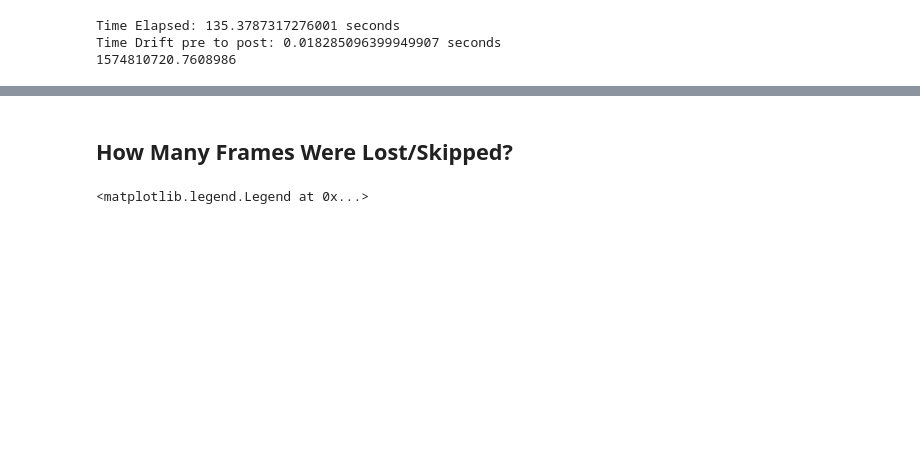
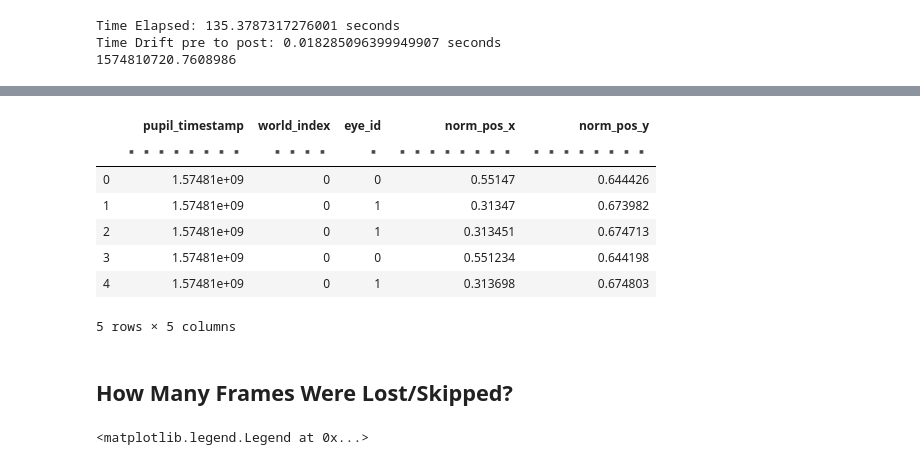
Before and after one commit to vdutell/st-bravo_analysis, a Jupyter notebook: 1. Readin_Match_Timestamps.ipynb, the cells around one changed output, grey strips where cells are left out. Saved outputs shown, nothing was run; the diff lists cells and outputs as text; code cells hidden in the pictures; blank space fills up the shorter version.

```diff
--- a/1. Readin_Match_Timestamps.ipynb
+++ b/1. Readin_Match_Timestamps.ipynb
@@ -61,0 +73,15 @@ Time Drift pre to post: 0.018285096399949907 seconds
+# %%
+import datatable as dt
+pupil_positions = dt.fread(pupil_timestamp_file)
+
+pupil_positions = pupil_positions[:,[0,1,2,4,5]]
+pupil_positions[:5,:]
+# %% [output]
+|  | pupil_timestamp | world_index | eye_id | norm_pos_x | norm_pos_y |
+|  | ▪▪▪▪▪▪▪▪ | ▪▪▪▪ | ▪ | ▪▪▪▪▪▪▪▪ | ▪▪▪▪▪▪▪▪ |
+| 0 | 1.57481e+09 | 0 | 0 | 0.55147 | 0.644426 |
+| 1 | 1.57481e+09 | 0 | 1 | 0.31347 | 0.673982 |
+| 2 | 1.57481e+09 | 0 | 1 | 0.313451 | 0.674713 |
+| 3 | 1.57481e+09 | 0 | 0 | 0.551234 | 0.644198 |
+| 4 | 1.57481e+09 | 0 | 1 | 0.313698 | 0.674803 |
+5 rows × 5 columns
```
Also changed, not shown: parts of 9 cells of this notebook, 1 other file.
